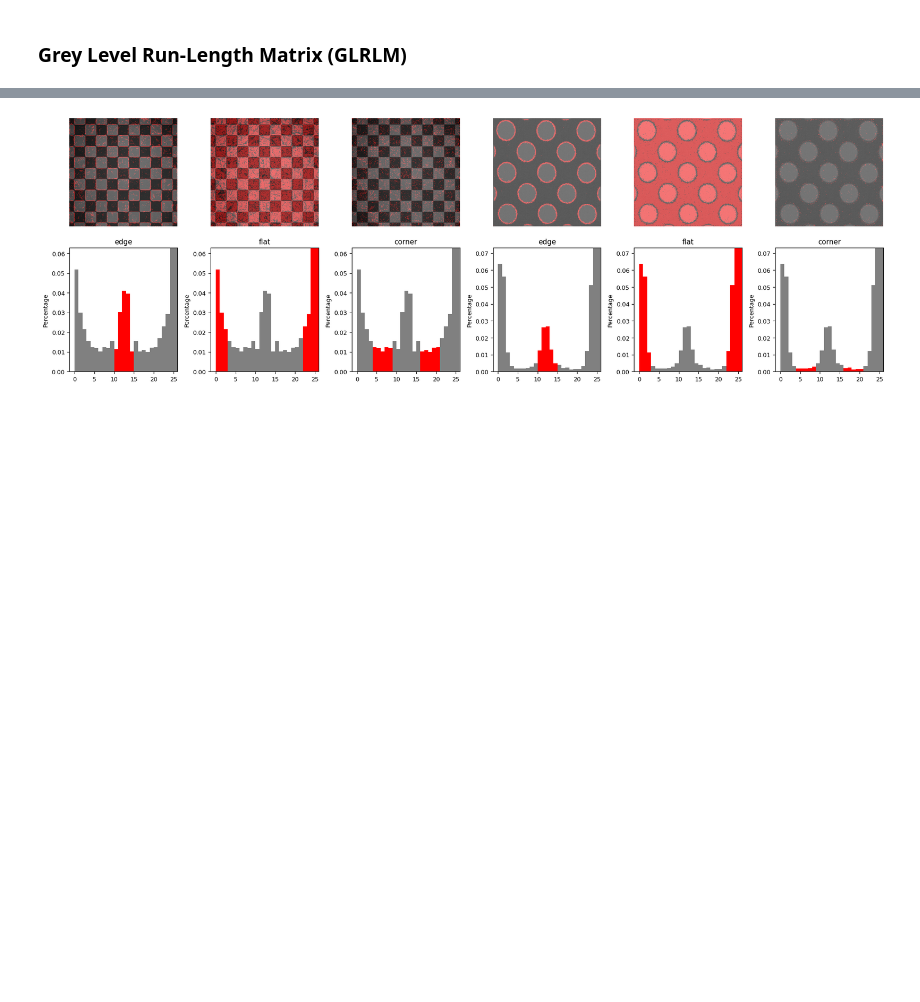
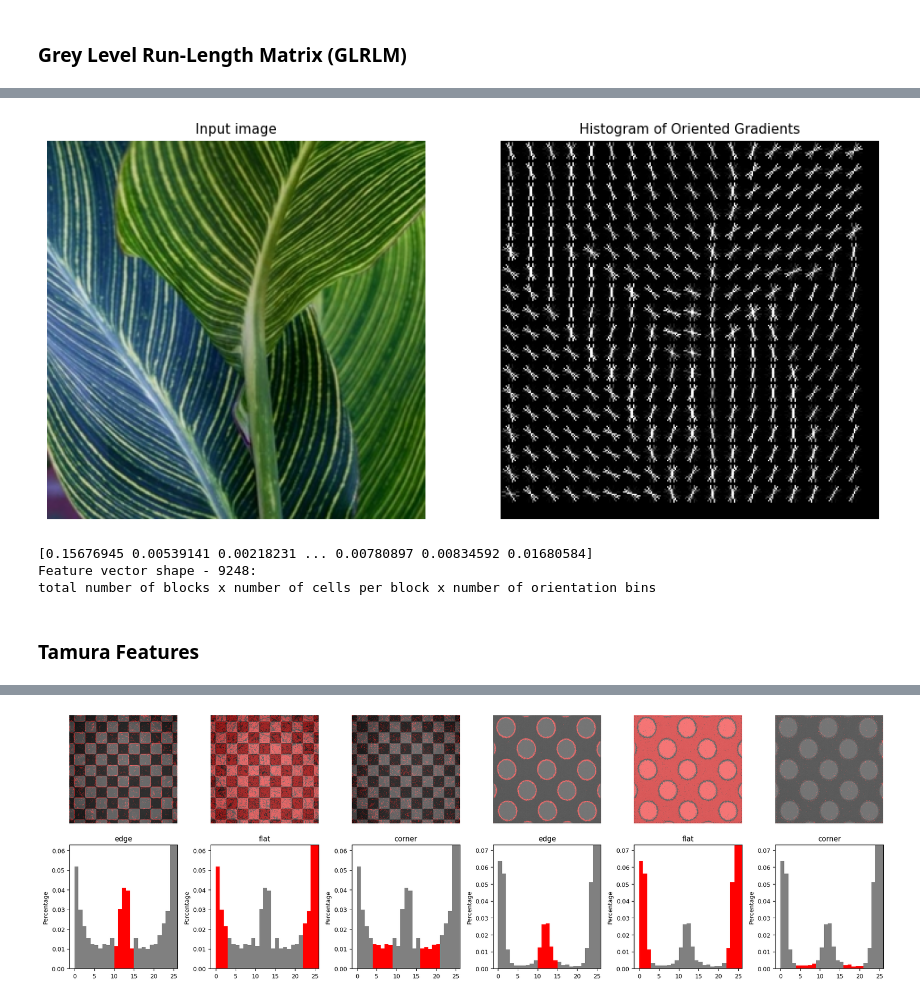
Before and after one commit to ProxPxD/AMiIU, a Jupyter notebook: 2_texture_features_extraction/1_statistical_methods.ipynb, the cells around one changed output, grey strips where cells are left out. Cells and saved outputs as stored; diff of their text form; code cells hidden in the pictures; blank space fills up the shorter version.

```diff
--- a/2_texture_features_extraction/1_statistical_methods.ipynb
+++ b/2_texture_features_extraction/1_statistical_methods.ipynb
@@ -149 +471,45 @@ plt.show()
+# %%
+import matplotlib.pyplot as plt
+
+from skimage.feature import hog
+from skimage import data, exposure
+import cv2
+
+image_org = cv2.imread('./data/veined_0189.jpg')
+image = cv2.cvtColor(image_org, cv2.COLOR_BGR2RGB)
+
+fd, hog_image = hog(
+    image,
+    orientations=8,
+    pixels_per_cell=(16, 16),
+    cells_per_block=(2, 2),
+    visualize=True,
+    channel_axis=-1
+)
+
+fig, (ax1, ax2) = plt.subplots(1, 2, figsize=(12, 6), sharex=True, sharey=True)
+
+ax1.axis('off')
+ax1.imshow(image, cmap=plt.cm.gray)
+ax1.set_title('Input image')
+
+# Rescale histogram for better display
+hog_image_rescaled = exposure.rescale_intensity(hog_image, in_range=(0, 10))
+
+ax2.axis('off')
+ax2.imshow(hog_image_rescaled, cmap=plt.cm.gray)
+ax2.set_title('Histogram of Oriented Gradients')
+plt.show()
+
+
+print(fd)
+print(f'Feature vector shape - {fd.shape[0]}:')
+print('total number of blocks x number of cells per block x number of orientation bins')
+# %% [output]
+[figure, added]
+[0.15676945 0.00539141 0.00218231 ... 0.00780897 0.00834592 0.01680584]
+Feature vector shape - 9248:
+total number of blocks x number of cells per block x number of orientation bins
+# %% [markdown]
+### Tamura Features
 # %% [markdown]
```
Also changed, not shown: parts of 19 cells of this notebook, 15 other files.
